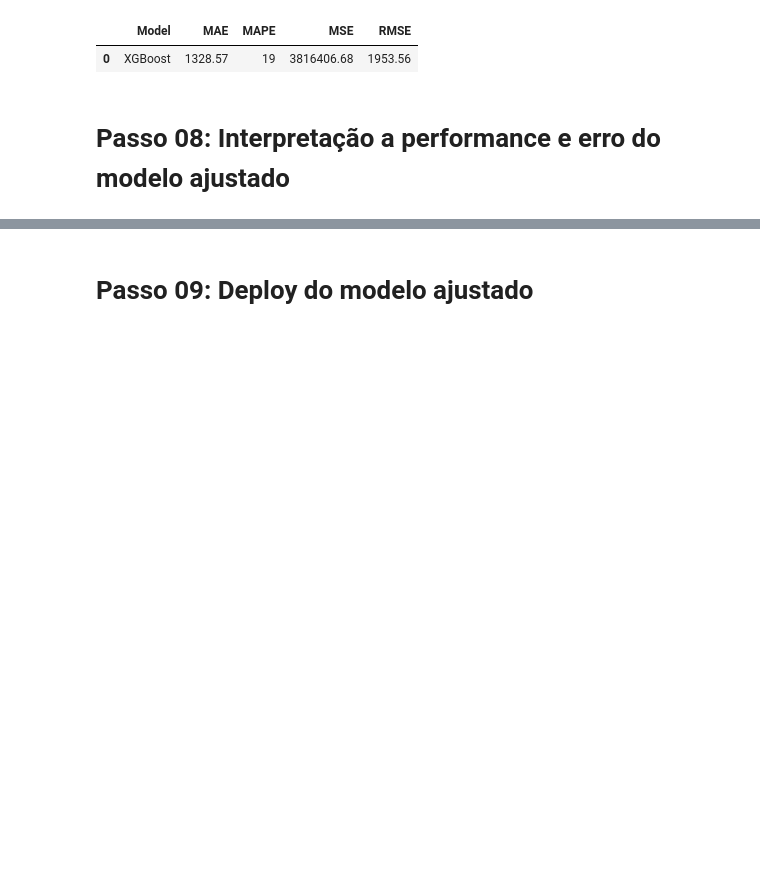
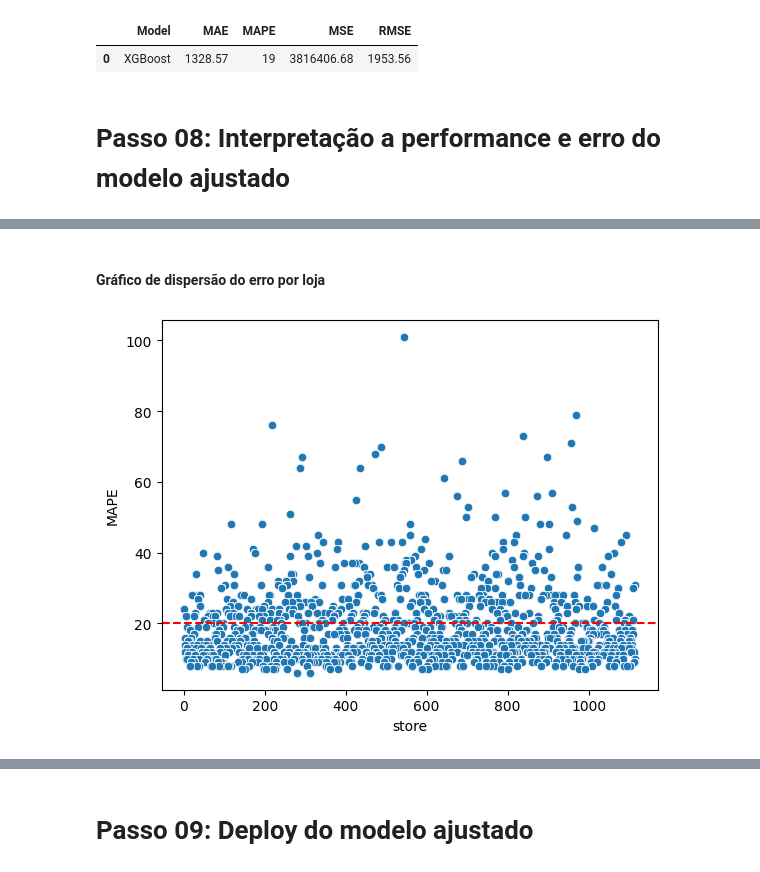
Before and after one commit to bvmcosta/projeto-rossmann-stores, a Jupyter notebook: projeto_rossmann_final.ipynb, the cells around one changed output, grey strips where cells are left out. Saved outputs shown, nothing was run; the diff lists cells and outputs as text; code cells hidden in the pictures; blank space fills up the shorter version.

```diff
--- a/projeto_rossmann_final.ipynb
+++ b/projeto_rossmann_final.ipynb
@@ -1727,0 +1791,3 @@ pickle.dump(best_xgb_model, open('models/model_rossmann2.pkl', 'wb'))
+# %%
+store_performance = store_performance(df_error)
+store_performance
@@ -1727,0 +1808,6 @@ pickle.dump(best_xgb_model, open('models/model_rossmann2.pkl', 'wb'))
+# %% [markdown]
+#### Gráfico de dispersão do erro por loja
+# %%
+graph_errors(store_performance)
+# %% [output]
+[figure, added]
```
Also changed, not shown: parts of 13 cells of this notebook.
